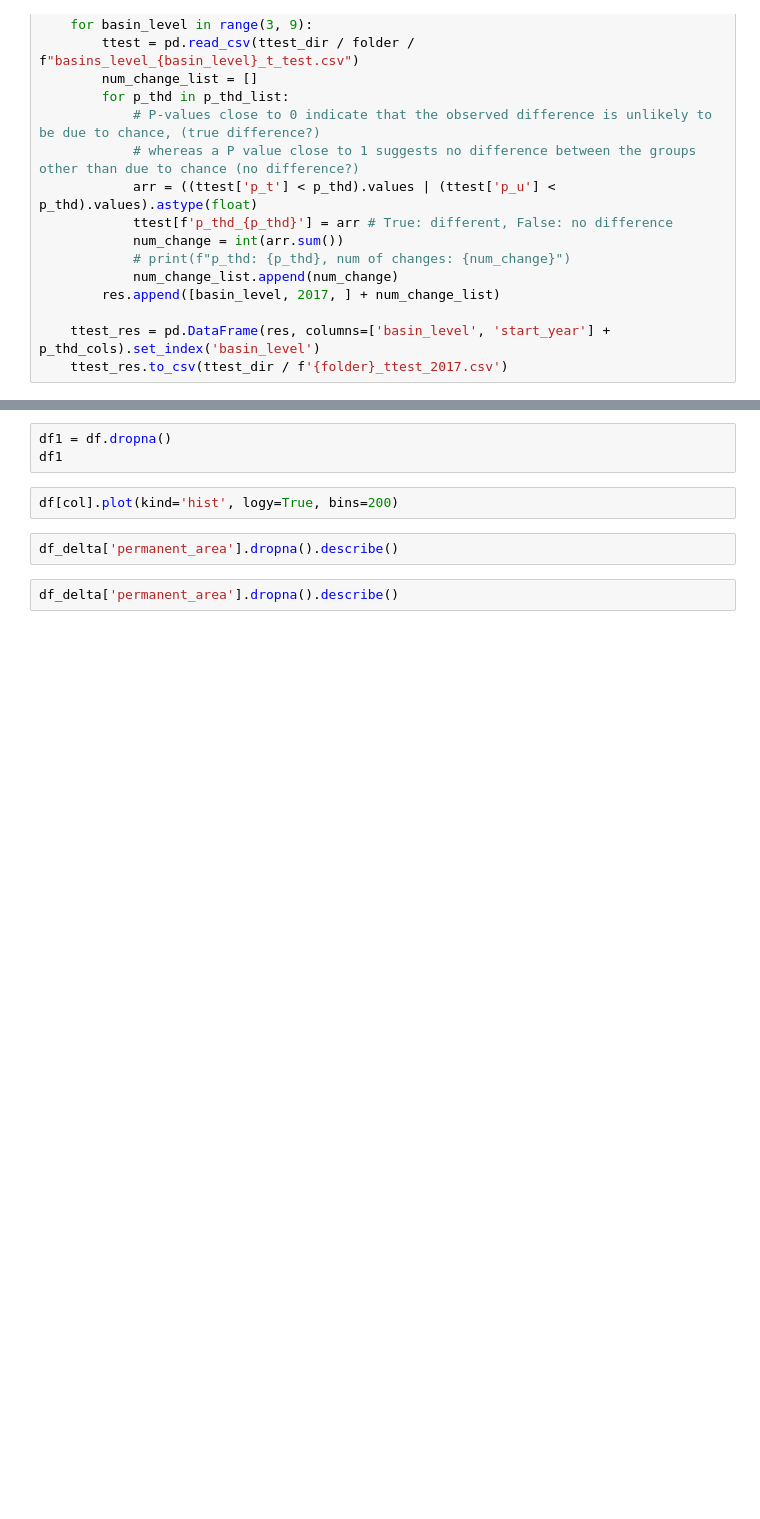
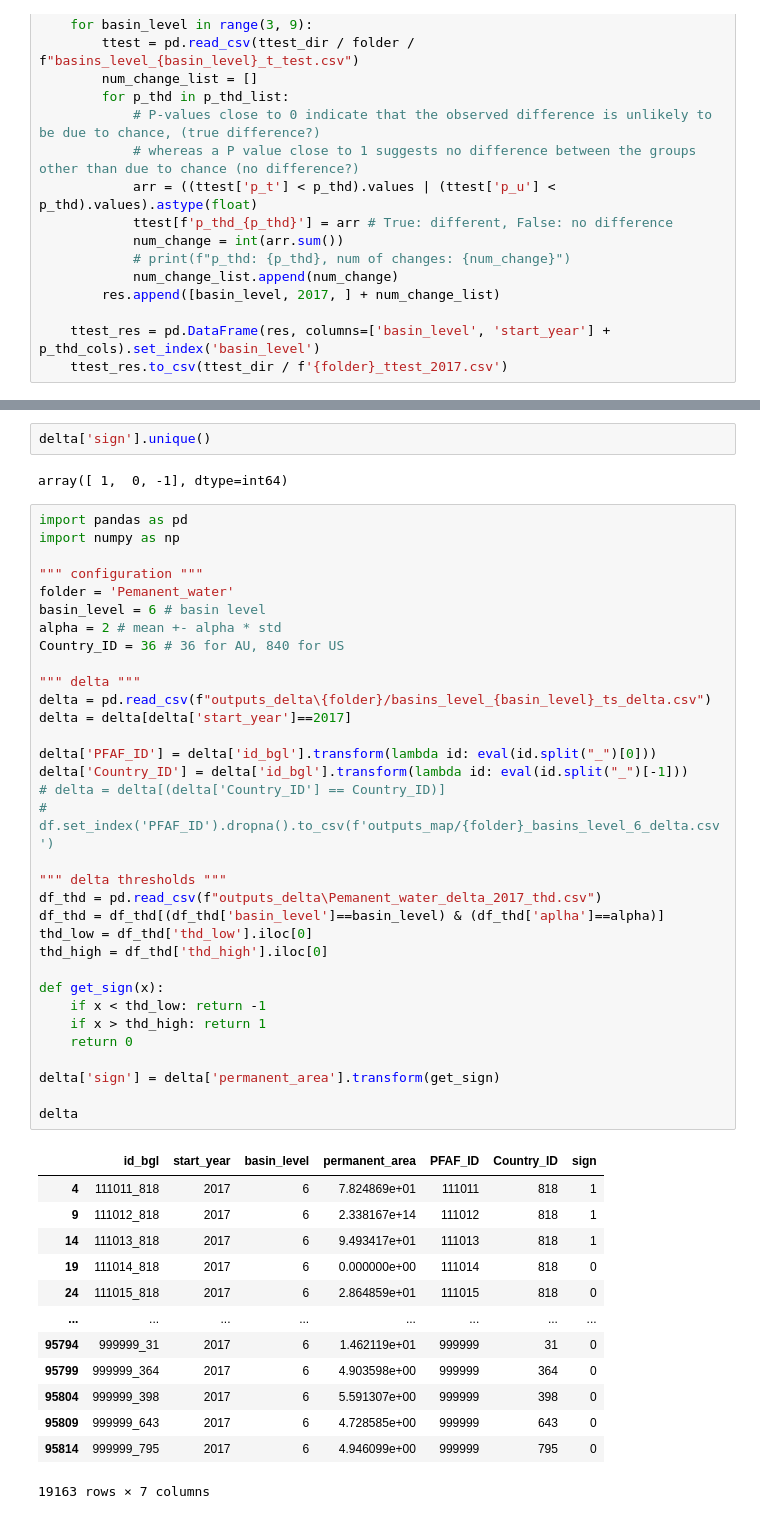
Before and after one commit to puzhao8/SDG661-Fresh-Water, a Jupyter notebook: testbed.ipynb, the cells around one changed output, grey strips where cells are left out. Cells and saved outputs as stored; diff of their text form; blank space fills up the shorter version.

```diff
--- a/testbed.ipynb
+++ b/testbed.ipynb
@@ -476,9 +449,51 @@ df.describe()
-# %%
-df1 = df.dropna()
-df1
-# %%
-df[col].plot(kind='hist', logy=True, bins=200)
-# %%
-df_delta['permanent_area'].dropna().describe()
-# %%
-df_delta['permanent_area'].dropna().describe()
+# %%
+delta['sign'].unique()
+# %% [output]
+array([ 1,  0, -1], dtype=int64)
+# %%
+import pandas as pd
+import numpy as np
+
+""" configuration """
+folder = 'Pemanent_water'
+basin_level = 6 # basin level
+alpha = 2 # mean +- alpha * std
+Country_ID = 36 # 36 for AU, 840 for US
+
+""" delta """
+delta = pd.read_csv(f"outputs_delta\{folder}/basins_level_{basin_level}_ts_delta.csv")
+delta = delta[delta['start_year']==2017]
+
+delta['PFAF_ID'] = delta['id_bgl'].transform(lambda id: eval(id.split("_")[0]))
+delta['Country_ID'] = delta['id_bgl'].transform(lambda id: eval(id.split("_")[-1]))
+# delta = delta[(delta['Country_ID'] == Country_ID)]
+# df.set_index('PFAF_ID').dropna().to_csv(f'outputs_map/{folder}_basins_level_6_delta.csv')
+
+""" delta thresholds """
+df_thd = pd.read_csv(f"outputs_delta\Pemanent_water_delta_2017_thd.csv")
+df_thd = df_thd[(df_thd['basin_level']==basin_level) & (df_thd['aplha']==alpha)]
+thd_low = df_thd['thd_low'].iloc[0]
+thd_high = df_thd['thd_high'].iloc[0]
+
+def get_sign(x):
+    if x < thd_low: return -1
+    if x > thd_high: return 1
+    return 0
+
+delta['sign'] = delta['permanent_area'].transform(get_sign)
+
+delta
+# %% [output]
+|  | id_bgl | start_year | basin_level | permanent_area | PFAF_ID | Country_ID | sign |
+| 4 | 111011_818 | 2017 | 6 | 7.824869e+01 | 111011 | 818 | 1 |
+| 9 | 111012_818 | 2017 | 6 | 2.338167e+14 | 111012 | 818 | 1 |
+| 14 | 111013_818 | 2017 | 6 | 9.493417e+01 | 111013 | 818 | 1 |
+| 19 | 111014_818 | 2017 | 6 | 0.000000e+00 | 111014 | 818 | 0 |
+| 24 | 111015_818 | 2017 | 6 | 2.864859e+01 | 111015 | 818 | 0 |
+| ... | ... | ... | ... | ... | ... | ... | ... |
+| 95794 | 999999_31 | 2017 | 6 | 1.462119e+01 | 999999 | 31 | 0 |
+| 95799 | 999999_364 | 2017 | 6 | 4.903598e+00 | 999999 | 364 | 0 |
+| 95804 | 999999_398 | 2017 | 6 | 5.591307e+00 | 999999 | 398 | 0 |
+| 95809 | 999999_643 | 2017 | 6 | 4.728585e+00 | 999999 | 643 | 0 |
+| 95814 | 999999_795 | 2017 | 6 | 4.946099e+00 | 999999 | 795 | 0 |
+19163 rows × 7 columns
```
Also changed, not shown: parts of 18 cells of this notebook, 3 other files.
